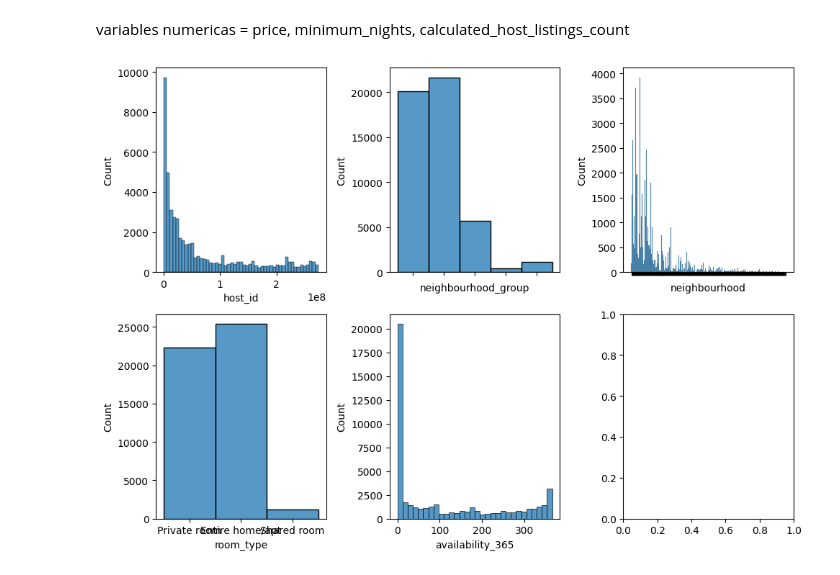
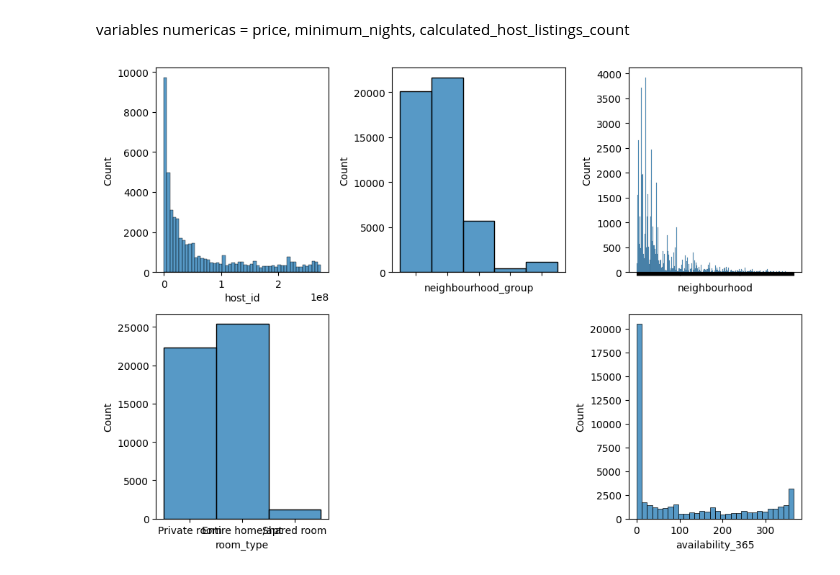
Before and after one commit to Reezo912/Data-preprocessing-project, a Jupyter notebook: src/app.ipynb, the cells around one changed output. Drawn from its saved outputs; the diff is of its cells as text; code cells hidden in the pictures.

```diff
--- a/src/app.ipynb
+++ b/src/app.ipynb
@@ -102,17 +102,17 @@ variables numericas = price, minimum_nights, calculated_host_listings_count
 # %%
 fig, axis = plt.subplots(2, 3, figsize = (10, 7))
 
 # Crear un histograma múltiple
 sns.histplot(ax = axis[0, 0], data = df, x = "host_id")
 sns.histplot(ax = axis[0, 1], data = df, x = "neighbourhood_group").set(xticklabels=[])
 sns.histplot(ax = axis[0, 2], data = df, x = "neighbourhood").set(xticklabels=[])
 sns.histplot(ax = axis[1, 0], data = df, x = "room_type")
-sns.histplot(ax = axis[1, 1], data = df, x = "availability_365")
-
+sns.histplot(ax = axis[1, 2], data = df, x = "availability_365")
+fig.delaxes(axis[1, 1])
 # Ajustar el layout
 plt.tight_layout()
 
 # Mostrar el plot
 plt.show()
 # %% [output]
-[figure, old version]
+[figure, new version]
```
Also changed, not shown: parts of 12 cells of this notebook, 4 other files.
